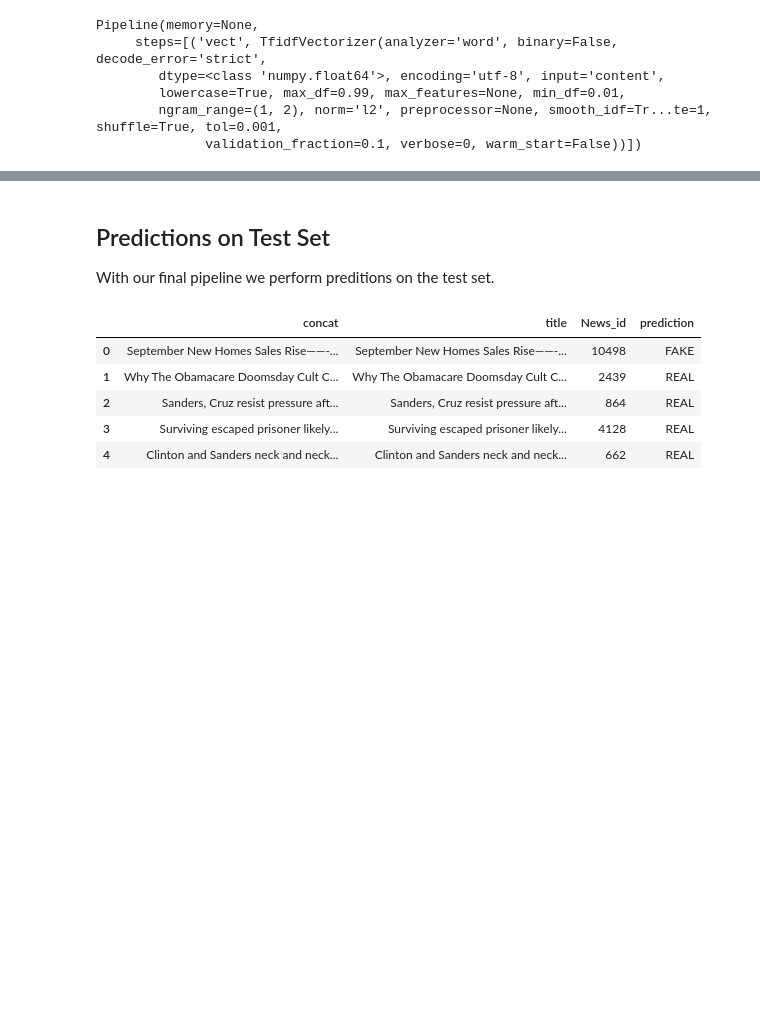
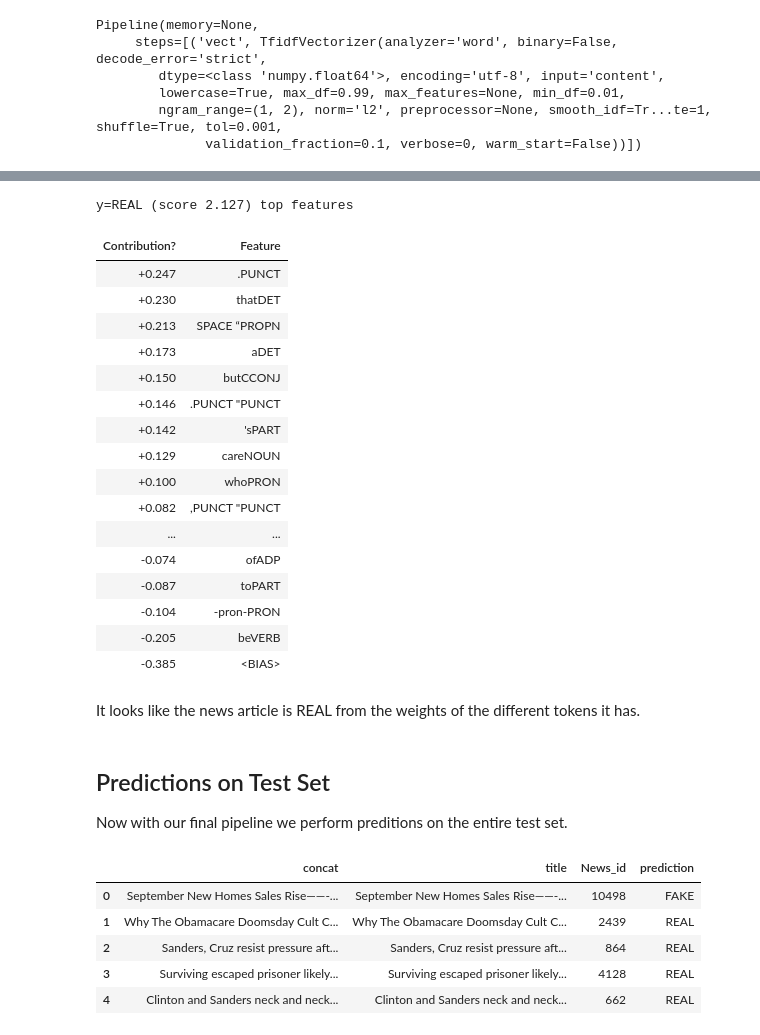
Before and after one commit to rahico91/NLP_Fake_News_Classification, a Jupyter notebook: Fake_vs_Real_Classification.ipynb, the cells around one changed output, grey strips where cells are left out. Saved outputs shown, nothing was run; the diff lists cells and outputs as text; code cells hidden in the pictures; blank space fills up the shorter version.

```diff
--- a/Fake_vs_Real_Classification.ipynb
+++ b/Fake_vs_Real_Classification.ipynb
@@ -616,7 +650,30 @@ Pipeline(memory=None,
+# %%
+eli5.show_prediction(final_pipe.named_steps['pac'], test_cc.concat[1], vec=vect, top=30, target_names=train_cc.label)
+# %% [output]
+y=REAL (score 2.127) top features
+| Contribution? | Feature |
+| +0.247 | .PUNCT |
+| +0.230 | thatDET |
+| +0.213 | SPACE “PROPN |
+| +0.173 | aDET |
+| +0.150 | butCCONJ |
+| +0.146 | .PUNCT "PUNCT |
+| +0.142 | 'sPART |
+| +0.129 | careNOUN |
+| +0.100 | whoPRON |
+| +0.082 | ,PUNCT "PUNCT |
+| ... | ... |
+| -0.074 | ofADP |
+| -0.087 | toPART |
+| -0.104 | -pron-PRON |
+| -0.205 | beVERB |
+| -0.385 | <BIAS> |
+# %% [markdown]
+It looks like the news article is REAL from the weights of the different tokens it has.
 # %% [markdown]
 ## Predictions on Test Set
 
-With our final pipeline we perform preditions on the test set.
+Now with our final pipeline we perform preditions on the entire test set.
 # %%
 final_test = test_cc.copy()
 final_test["predictions"] = final_pipe.predict(final_test["concat"])
```
Also changed, not shown: parts of 5 cells of this notebook.
